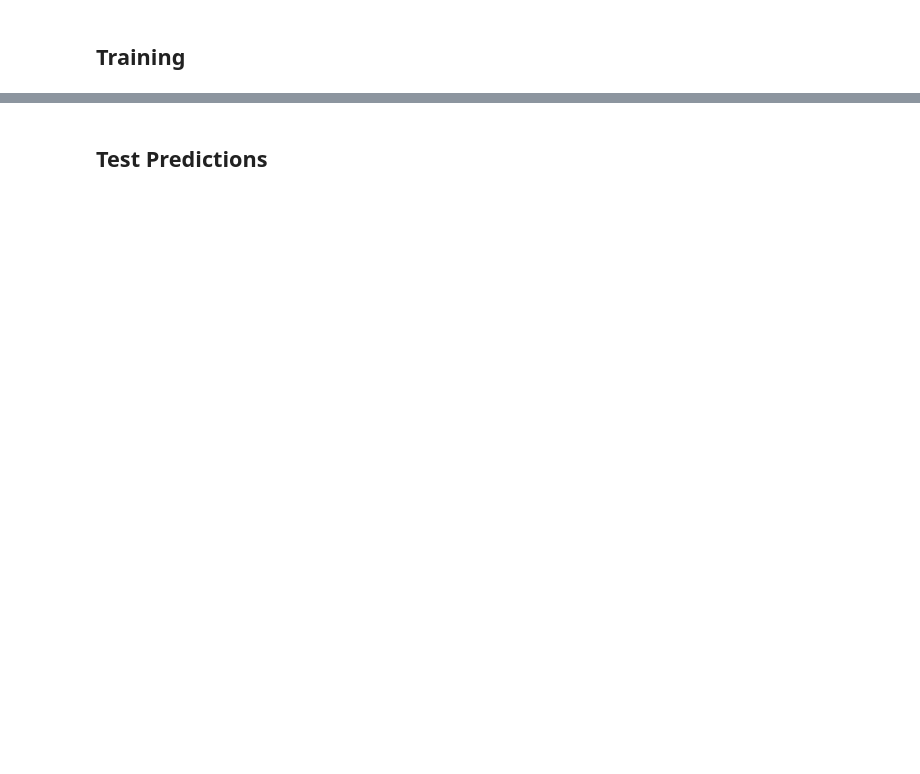
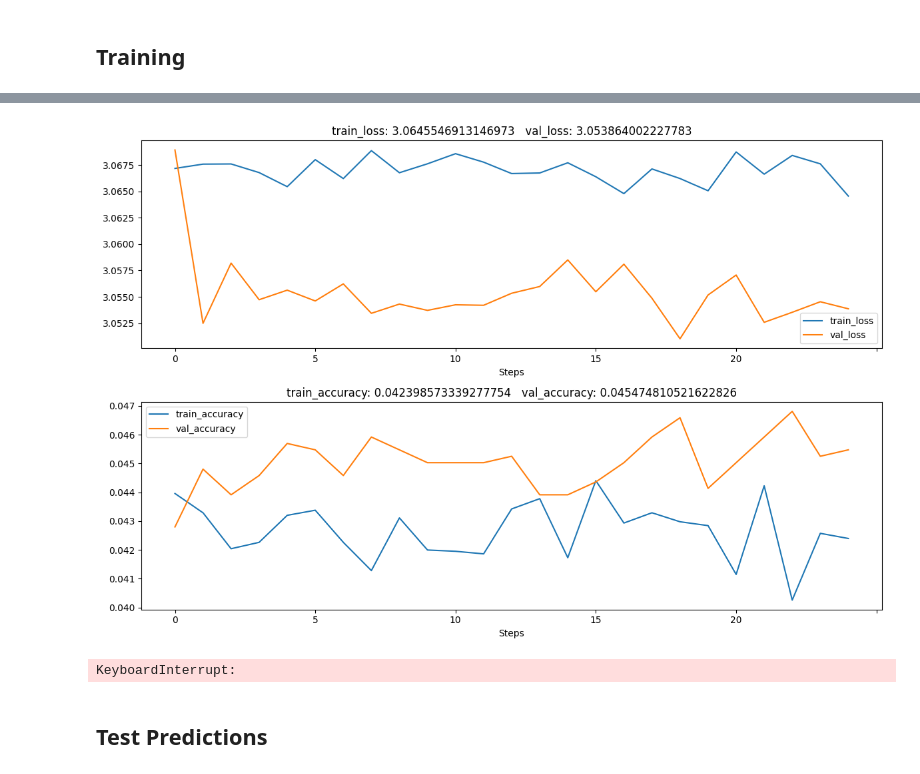
Before and after one commit to diegocremebrule/DeepLearningUNIPD, a Jupyter notebook: unipd-deep-learning-2025-challenge-1-template.ipynb, the cells around one changed output, grey strips where cells are left out. Cells and saved outputs as stored; diff of their text form; code cells hidden in the pictures; blank space fills up the shorter version.

```diff
--- a/unipd-deep-learning-2025-challenge-1-template.ipynb
+++ b/unipd-deep-learning-2025-challenge-1-template.ipynb
@@ -676,10 +668,13 @@ print(f"Training time in second: {(end - start)}")
 # %%
 #Train ResNet
 
-start = timer()
-loss_train, accuracy_train, loss_val, accuracy_val = train(ResNet18Small_model, optimizer_alexnet, train_loader, val_loader, epochs = num_epochs)
-end = timer()
-print(f"Training time in second: {(end - start)}")
+#start = timer()
+#loss_train, accuracy_train, loss_val, accuracy_val = train(ResNet18Small_model, optimizer_alexnet, train_loader, val_loader, epochs = num_epochs)
+#end = timer()
+#print(f"Training time in second: {(end - start)}")
+# %% [output]
+[figure, added]
+KeyboardInterrupt:
 # %% [markdown]
 ## Test Predictions
 # %%
```
Also changed, not shown: parts of 21 cells of this notebook.
